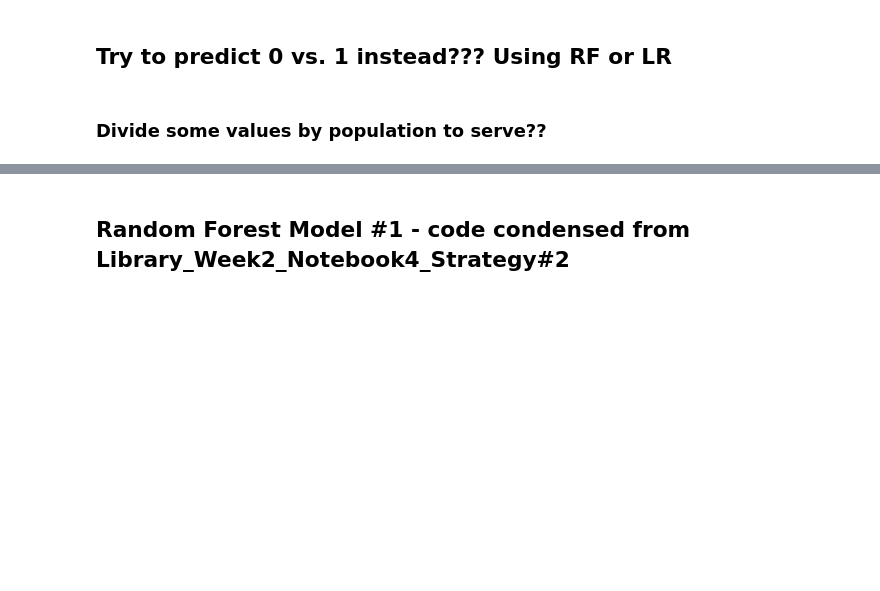
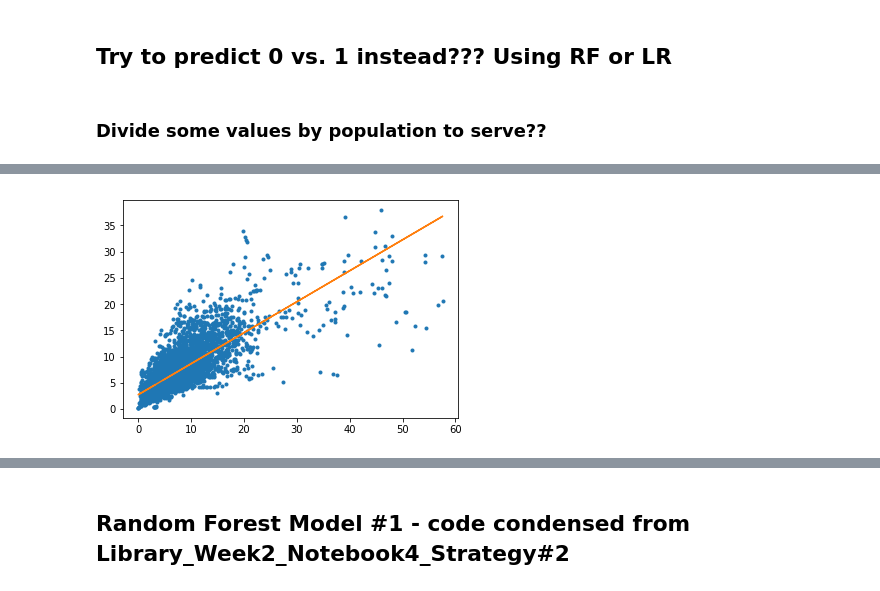
Before and after one commit to olgabane/Insight2019_LibraryProject, a Jupyter notebook: Library_Week3_Notebook6_RFContinuation.ipynb, the cells around one changed output, grey strips where cells are left out. Cells and saved outputs as stored; diff of their text form; code cells hidden in the pictures; blank space fills up the shorter version.

Commit message:
Got model w 50% R2 on test set. Best results yet. ALSO removed all usage data so all features are those that library can changegit add Library_Week3_Notebook6_RFContinuation.ipynb

```diff
--- a/Library_Week3_Notebook6_RFContinuation.ipynb
+++ b/Library_Week3_Notebook6_RFContinuation.ipynb
@@ -1282,0 +1240,19 @@ KeyboardInterrupt:
+# %%
+###GET random set of libraries to remove
+Location_Detail_DF_noNaN_noSpace_ri_DropOutliers = Location_Detail_DF_noNaN_noSpace_ri_DropOutliers.reset_index(drop=True)
+Concat_w_dummies_noNaN_noSpace_ri_DropOutliers = Concat_w_dummies_noNaN_noSpace_ri_DropOutliers.reset_index(drop=True)
+
+UniqueFSCS = set(Location_Detail_DF_noNaN_noSpace_ri_DropOutliers.loc[:, 'FSCSKEY'].tolist())
+print(len(UniqueFSCS))
+
+#Pick 20% of FSCSKEYS randomly
+Numb_to_sel = int((.20*len(UniqueFSCS)))
+_20PctFSCSList = random.sample(UniqueFSCS, Numb_to_sel)
+
+#Get index of these FSCSKEYS from Location_Detail_DF_noNaN_noSpace_ri
+Indexlist = list()
+for FSCSkey in _20PctFSCSList:
+    Indexfor_20PctFSCSList = Location_Detail_DF_noNaN_noSpace_ri_DropOutliers[Location_Detail_DF_noNaN_noSpace_ri_DropOutliers.FSCSKEY == FSCSkey].index
+    Indexlist.append(list(Indexfor_20PctFSCSList))
+flattened_Indexlist = [val for sublist in Indexlist for val in sublist]
+print(len(flattened_Indexlist))
@@ -1282,0 +1262,62 @@ KeyboardInterrupt:
+# %%
+#RF with SPECIFIC libraries removed (and POPU-POPU_LSA removed too). 'Usage_PrevYear' removed as well.
+rfmodel = RandomForestRegressor(n_estimators = 100, random_state = 42, max_depth = 60)
+
+X = test.drop(columns = ['Usage', 'POPU-POPU_LSA', 'Usage_PrevYear'])
+y = test['Usage']
+
+X_train = X.drop(X.index[flattened_Indexlist])
+y_train = y.drop(y.index[flattened_Indexlist])
+X_test = X.loc[flattened_Indexlist]
+y_test = y.loc[flattened_Indexlist]
+
+#Train model on TRAIN set
+rfmodel.fit(X_train, y_train);
+
+#Test model on TEST set (this is the right this to do)
+predictions = rfmodel.predict(X_test)
+errors = abs(predictions - y_test)
+#df of predictions, labels and errors
+df_TEST = pd.DataFrame()
+df_TEST['Usage_val'] = y_test
+df_TEST['Predictions'] = predictions
+df_TEST['errors'] = (list(errors))
+
+#Test model on TRAIN set (this is technically the wrong thing to do, but still informative)
+predictions = rfmodel.predict(X_train)
+errors = abs(predictions - y_train)
+#df of predictions, labels and errors
+df_TRAIN = pd.DataFrame()
+df_TRAIN['Usage_val'] = y_train
+df_TRAIN['Predictions'] = predictions
+df_TRAIN['errors'] = (list(errors))
+
+#Get feature importance
+feature_importances = pd.DataFrame(rfmodel.feature_importances_,
+                                   index = X_train.columns,
+                                    columns=['importance']).sort_values('importance', ascending=False)
+print(feature_importances)
+
+#Plot df_TEST Usage vs. Prediction:
+# Data
+x = df_TEST.iloc[:, 0]
+y = df_TEST.iloc[:, 1]
+# Fit with polyfit
+b, m = polyfit(x, y, 1)
+plt.plot(x, y, '.')
+plt.plot(x, b + m * x, '-')
+plt.show()
+
+#Plot df_TRAIN Usage vs. Prediction:
+# Data
+x = df_TRAIN.iloc[:, 0]
+y = df_TRAIN.iloc[:, 1]
+# Fit with polyfit
+b, m = polyfit(x, y, 1)
+plt.plot(x, y, '.')
+plt.plot(x, b + m * x, '-')
+plt.show()
+
+print("Score for Test set: ", rfmodel.score(X_test, y_test))
+print("Score for Train set: ", rfmodel.score(X_train, y_train))
+# %% [output]
@@ -1282,0 +1341 @@ KeyboardInterrupt:
+[figure, added]
```
Also changed, not shown: parts of 10 cells of this notebook.
